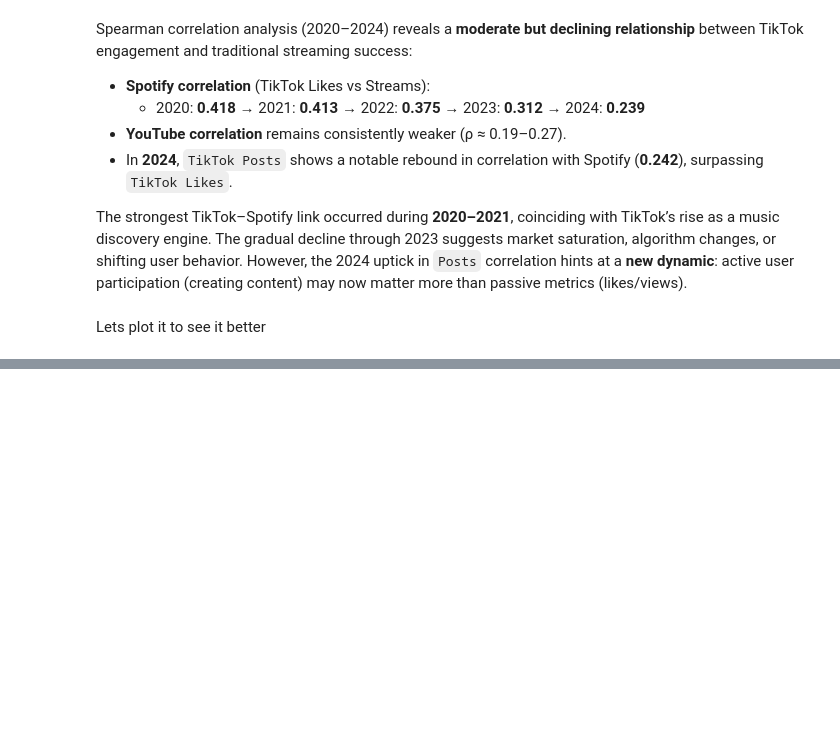
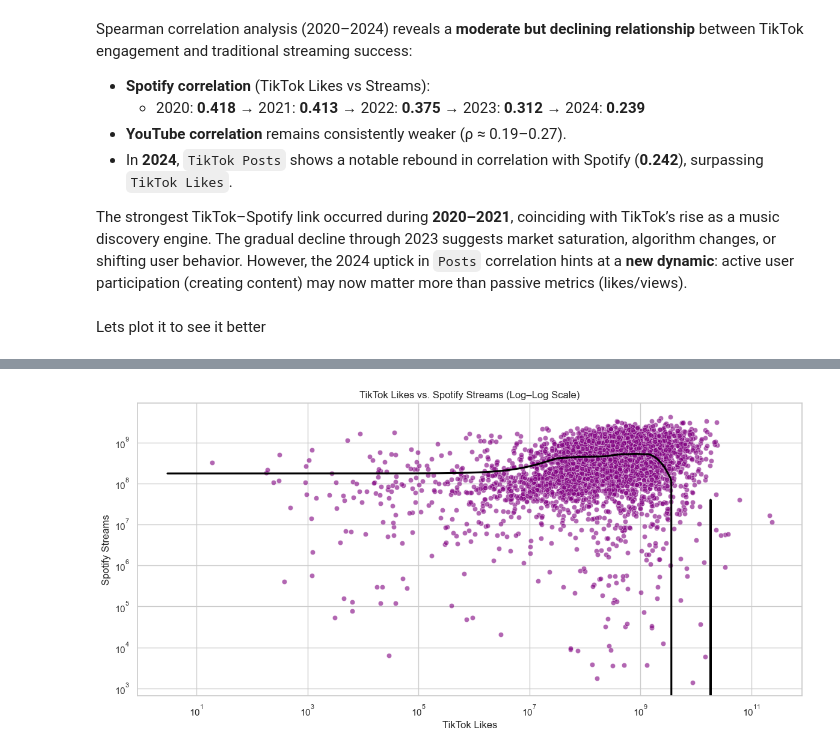
Before and after one commit to iKebb/Ironhack_Project02_SQL, a Jupyter notebook: main.ipynb, the cells around one changed output, grey strips where cells are left out. Saved outputs shown, nothing was run; the diff lists cells and outputs as text; code cells hidden in the pictures; blank space fills up the shorter version.

```diff
--- a/main.ipynb
+++ b/main.ipynb
@@ -650,0 +668,26 @@ Conversely, low alignment appears in:
+# %%
+plt.figure(figsize=(12, 6))
+sns.scatterplot(
+  data=df,
+  x="TikTok Views",
+  y="Spotify Streams",
+  alpha=0.6,
+  color="purple"
+)
+sns.regplot(
+  data=df,
+  x="TikTok Likes",
+  y="Spotify Streams",
+  scatter=False,
+  color="black",
+  lowess=True
+)
+plt.xscale("log")
+plt.yscale("log")
+plt.title("TikTok Likes vs. Spotify Streams (Log–Log Scale)")
+plt.xlabel("TikTok Likes")
+plt.ylabel("Spotify Streams")
+plt.tight_layout()
+plt.show()
+# %% [output]
+[figure, added]
```
Also changed, not shown: parts of 28 cells of this notebook, 2 other files.
